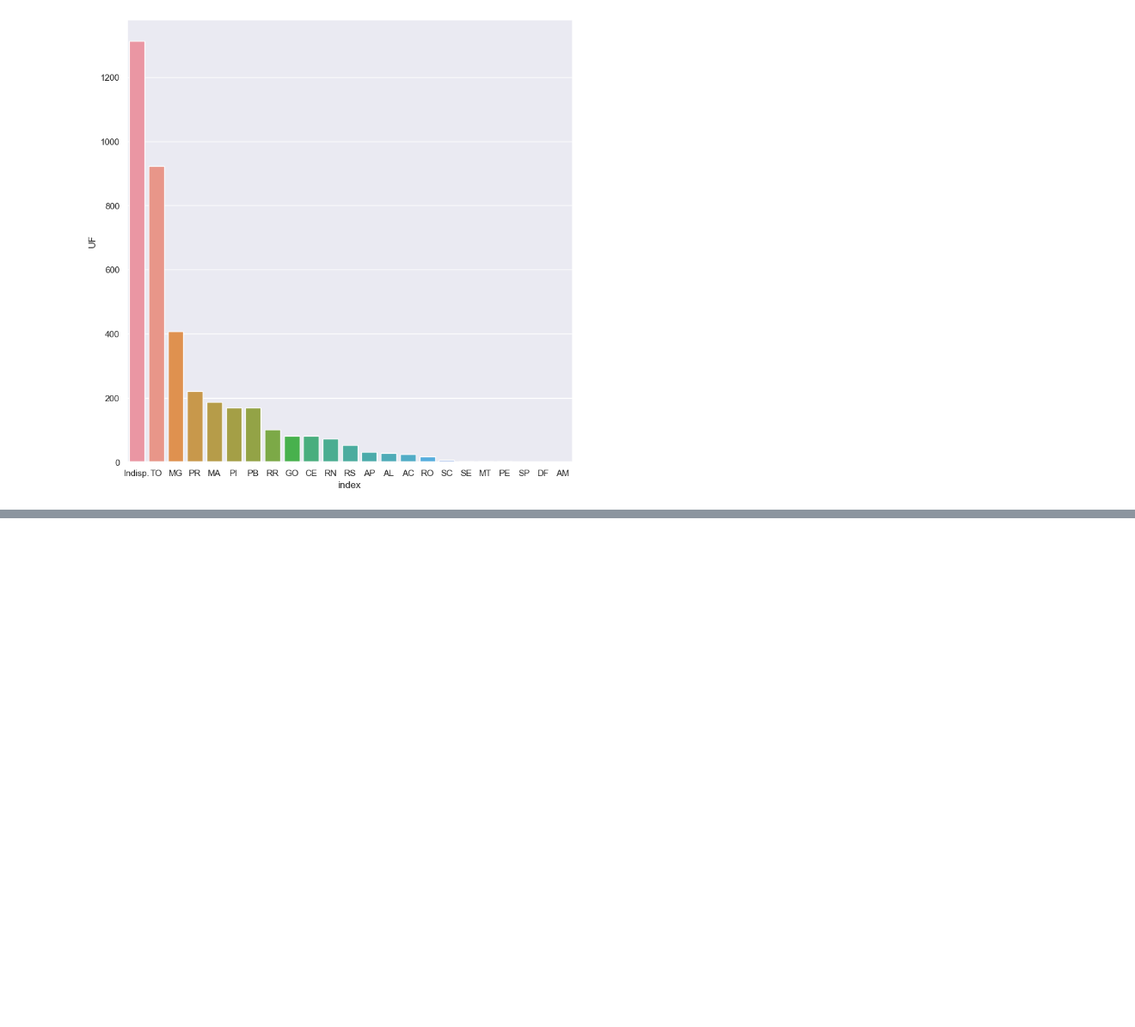
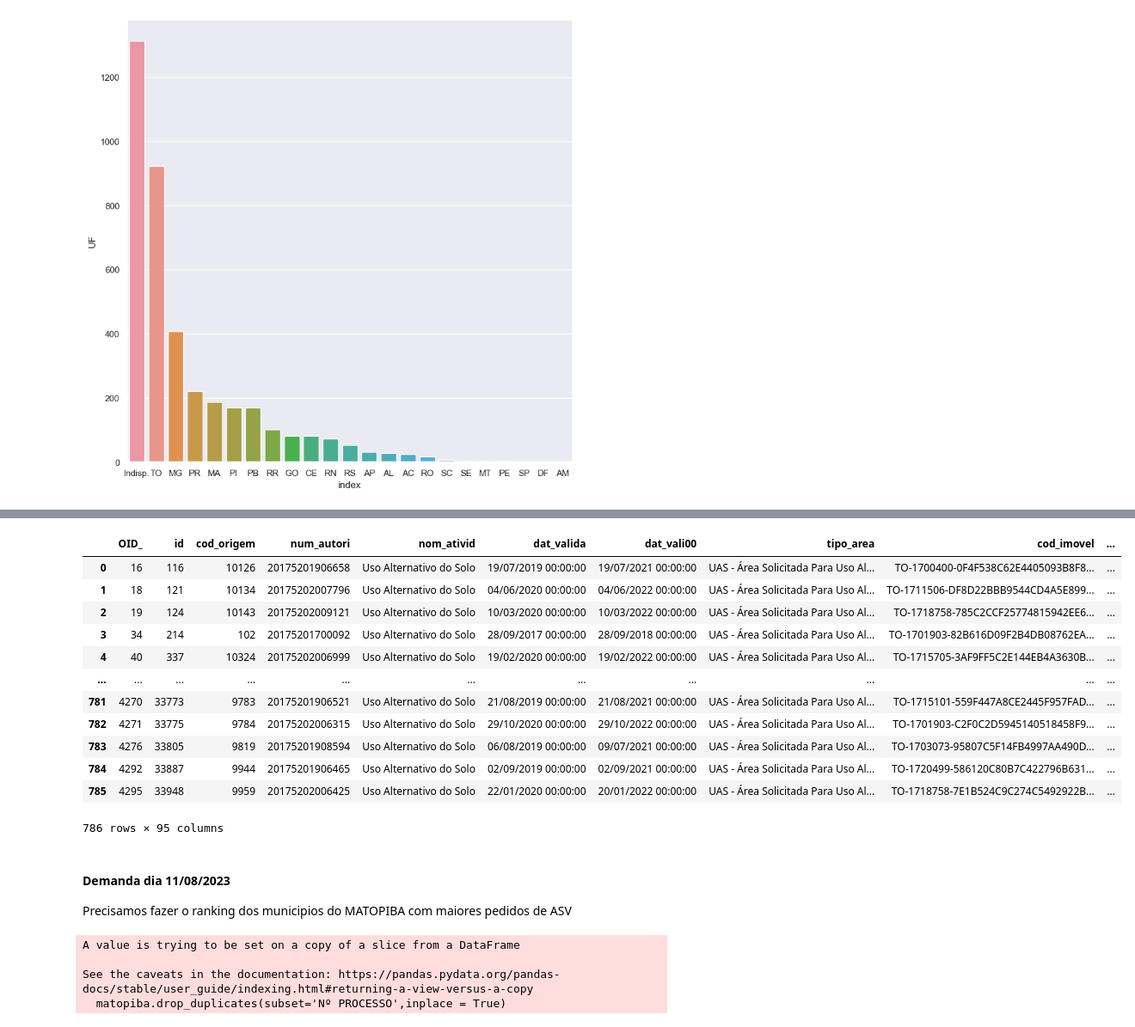
Before and after one commit to EduMinsky/AnaliseTelesPires, a Jupyter notebook: Projeto LIF - EDA.ipynb, the cells around one changed output, grey strips where cells are left out. Shown at 86% size. Drawn from its saved outputs; the diff is of its cells as text; code cells hidden in the pictures; blank space fills up the shorter version.

```diff
--- a/Projeto LIF - EDA.ipynb
+++ b/Projeto LIF - EDA.ipynb
@@ -2,7 +2,7 @@
 import pandas as pd
 import numpy as np
 import seaborn as sns
-df = pd.read_csv('C:/Users/eduar/Dropbox (CPI)/LIF - Reposição Florestal e Sinaflor/Projeto ASV e Sinaflor/DadosIBAMA/Geoserver/WFSServer/uas_sinaflor.csv',sep=';')
+df = pd.read_csv('C:/Users/napcc/Dropbox (CPI)/LIF - Reposição Florestal e Sinaflor/Projeto ASV e Sinaflor/DadosIBAMA/Geoserver/WFSServer/uas_sinaflor.csv',sep=';')
 # %%
 #Quantas colunas e linhas temos?
 f'Temos {df.shape[0]} linhas e {df.shape[1]} colunas'
@@ -254 +263,3 @@ matopiba.asd.plot.box()
 [figure]
+# %%
+df2 = pd.read_csv('C:/Users/napcc/Dropbox (CPI)/LIF - Reposição Florestal e Sinaflor/Projeto ASV e Sinaflor/DadosIBAMA/usoAlternativoSolo.csv',sep=';')
@@ -254,0 +282,5 @@ matopiba.asd.plot.box()
+# %%
+pd.set_option('display.max_columns', None)
+
+
+df2_ = df2.drop_duplicates(subset='Nº PROCESSO')
@@ -254,0 +327,21 @@ matopiba.asd.plot.box()
+# %%
+matopiba.columns#cod_imovel
+df2_.columns#Nº CAR IMÓVEL RURAL
+matopiba.merge(df2_,how='inner',left_on='cod_imovel', right_on='Nº CAR IMÓVEL RURAL')
+# %% [output]
+|  | OID_ | id | cod_origem | num_autori | nom_ativid | dat_valida | dat_vali00 | tipo_area | cod_imovel | ... |
+| 0 | 16 | 116 | 10126 | 20175201906658 | Uso Alternativo do Solo | 19/07/2019 00:00:00 | 19/07/2021 00:00:00 | UAS - Área Solicitada Para Uso Al... | TO-1700400-0F4F538C62E4405093B8F8... | ... |
+| 1 | 18 | 121 | 10134 | 20175202007796 | Uso Alternativo do Solo | 04/06/2020 00:00:00 | 04/06/2022 00:00:00 | UAS - Área Solicitada Para Uso Al... | TO-1711506-DF8D22BBB9544CD4A5E899... | ... |
+| 2 | 19 | 124 | 10143 | 20175202009121 | Uso Alternativo do Solo | 10/03/2020 00:00:00 | 10/03/2022 00:00:00 | UAS - Área Solicitada Para Uso Al... | TO-1718758-785C2CCF25774815942EE6... | ... |
+| 3 | 34 | 214 | 102 | 20175201700092 | Uso Alternativo do Solo | 28/09/2017 00:00:00 | 28/09/2018 00:00:00 | UAS - Área Solicitada Para Uso Al... | TO-1701903-82B616D09F2B4DB08762EA... | ... |
+| 4 | 40 | 337 | 10324 | 20175202006999 | Uso Alternativo do Solo | 19/02/2020 00:00:00 | 19/02/2022 00:00:00 | UAS - Área Solicitada Para Uso Al... | TO-1715705-3AF9FF5C2E144EB4A3630B... | ... |
+| ... | ... | ... | ... | ... | ... | ... | ... | ... | ... | ... |
+| 781 | 4270 | 33773 | 9783 | 20175201906521 | Uso Alternativo do Solo | 21/08/2019 00:00:00 | 21/08/2021 00:00:00 | UAS - Área Solicitada Para Uso Al... | TO-1715101-559F447A8CE2445F957FAD... | ... |
+| 782 | 4271 | 33775 | 9784 | 20175202006315 | Uso Alternativo do Solo | 29/10/2020 00:00:00 | 29/10/2022 00:00:00 | UAS - Área Solicitada Para Uso Al... | TO-1701903-C2F0C2D5945140518458F9... | ... |
+| 783 | 4276 | 33805 | 9819 | 20175201908594 | Uso Alternativo do Solo | 06/08/2019 00:00:00 | 09/07/2021 00:00:00 | UAS - Área Solicitada Para Uso Al... | TO-1703073-95807C5F14FB4997AA490D... | ... |
+| 784 | 4292 | 33887 | 9944 | 20175201906465 | Uso Alternativo do Solo | 02/09/2019 00:00:00 | 02/09/2021 00:00:00 | UAS - Área Solicitada Para Uso Al... | TO-1720499-586120C80B7C422796B631... | ... |
+| 785 | 4295 | 33948 | 9959 | 20175202006425 | Uso Alternativo do Solo | 22/01/2020 00:00:00 | 20/01/2022 00:00:00 | UAS - Área Solicitada Para Uso Al... | TO-1718758-7E1B524C9C274C5492922B... | ... |
+786 rows × 95 columns
+# %% [markdown]
+#### Demanda dia 11/08/2023
+Precisamos fazer o ranking dos municipios do MATOPIBA com maiores pedidos de ASV
@@ -254,0 +354,7 @@ matopiba.asd.plot.box()
+# %%
+matopiba.drop_duplicates(subset='Nº PROCESSO',inplace = True)
+# %% [output]
+A value is trying to be set on a copy of a slice from a DataFrame
+
+See the caveats in the documentation: https://pandas.pydata.org/pandas-docs/stable/user_guide/indexing.html#returning-a-view-versus-a-copy
+  matopiba.drop_duplicates(subset='Nº PROCESSO',inplace = True)
```
Also changed, not shown: parts of 20 cells of this notebook.
